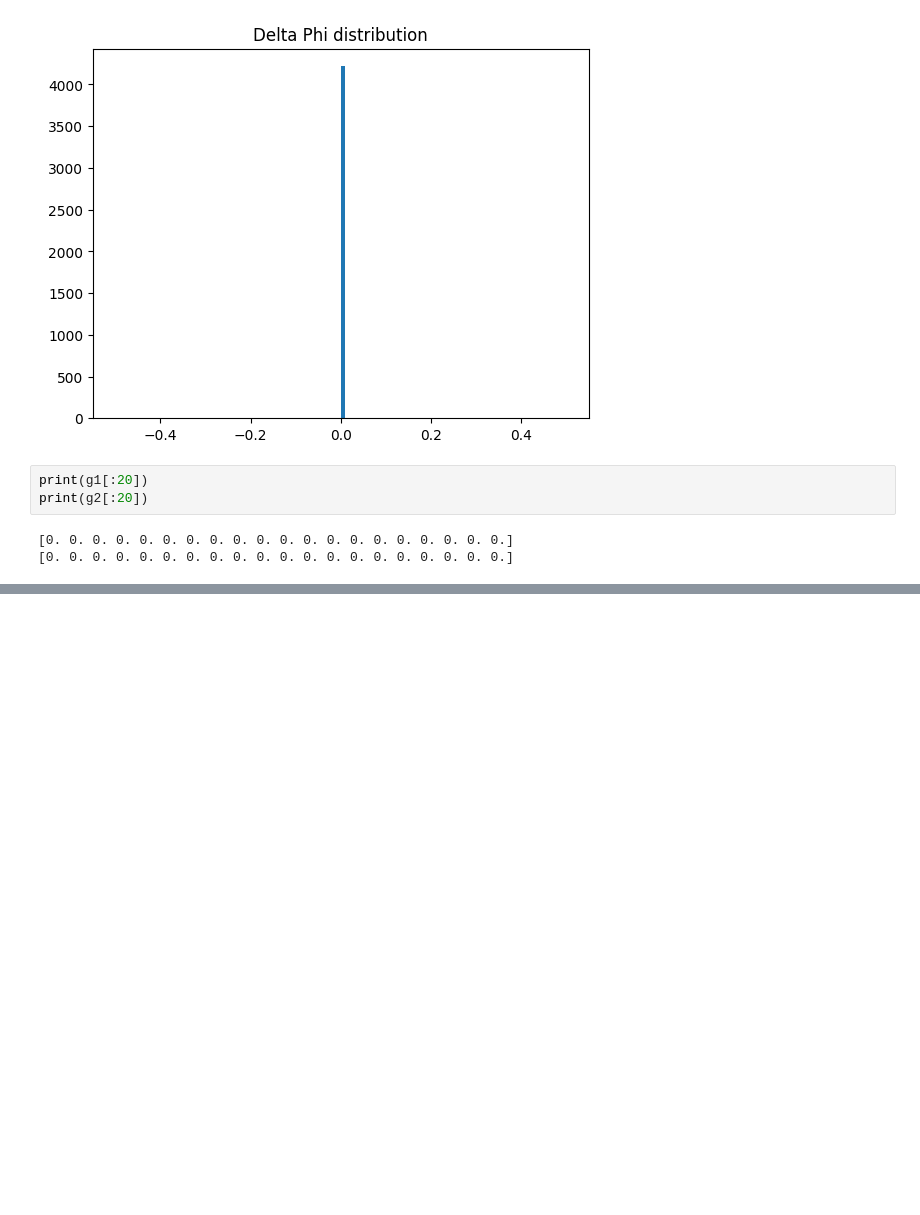
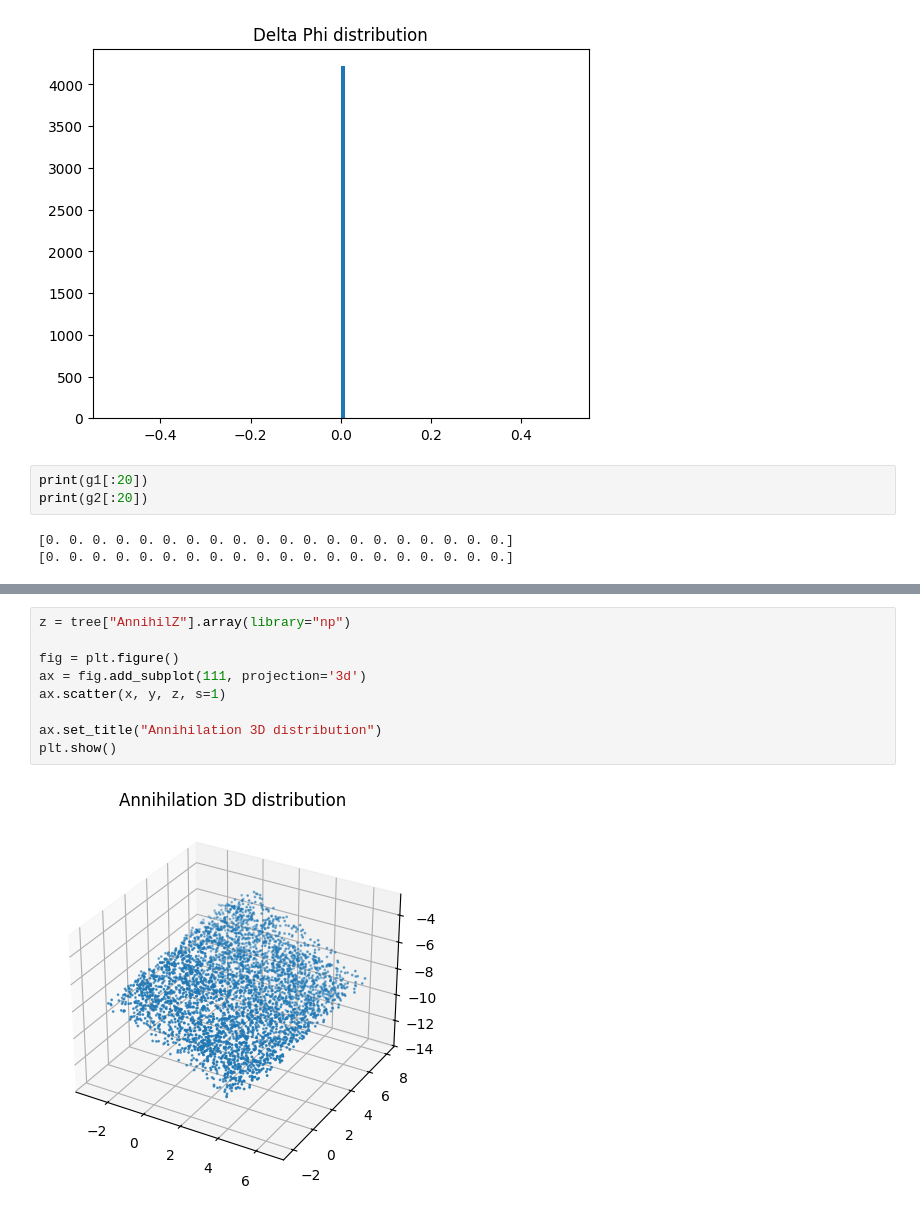
Before and after one commit to mw2304/SummerProject2026, a Jupyter notebook: test_root_visuals.ipynb, the cells around one changed output, grey strips where cells are left out. Saved outputs shown, nothing was run; the diff lists cells and outputs as text; blank space fills up the shorter version.

```diff
--- a/test_root_visuals.ipynb
+++ b/test_root_visuals.ipynb
@@ -211,0 +255,11 @@ print(g2[:20])
+# %%
+z = tree["AnnihilZ"].array(library="np")
+
+fig = plt.figure()
+ax = fig.add_subplot(111, projection='3d')
+ax.scatter(x, y, z, s=1)
+
+ax.set_title("Annihilation 3D distribution")
+plt.show()
+# %% [output]
+[figure, added]
```
Also changed, not shown: parts of 13 cells of this notebook.
